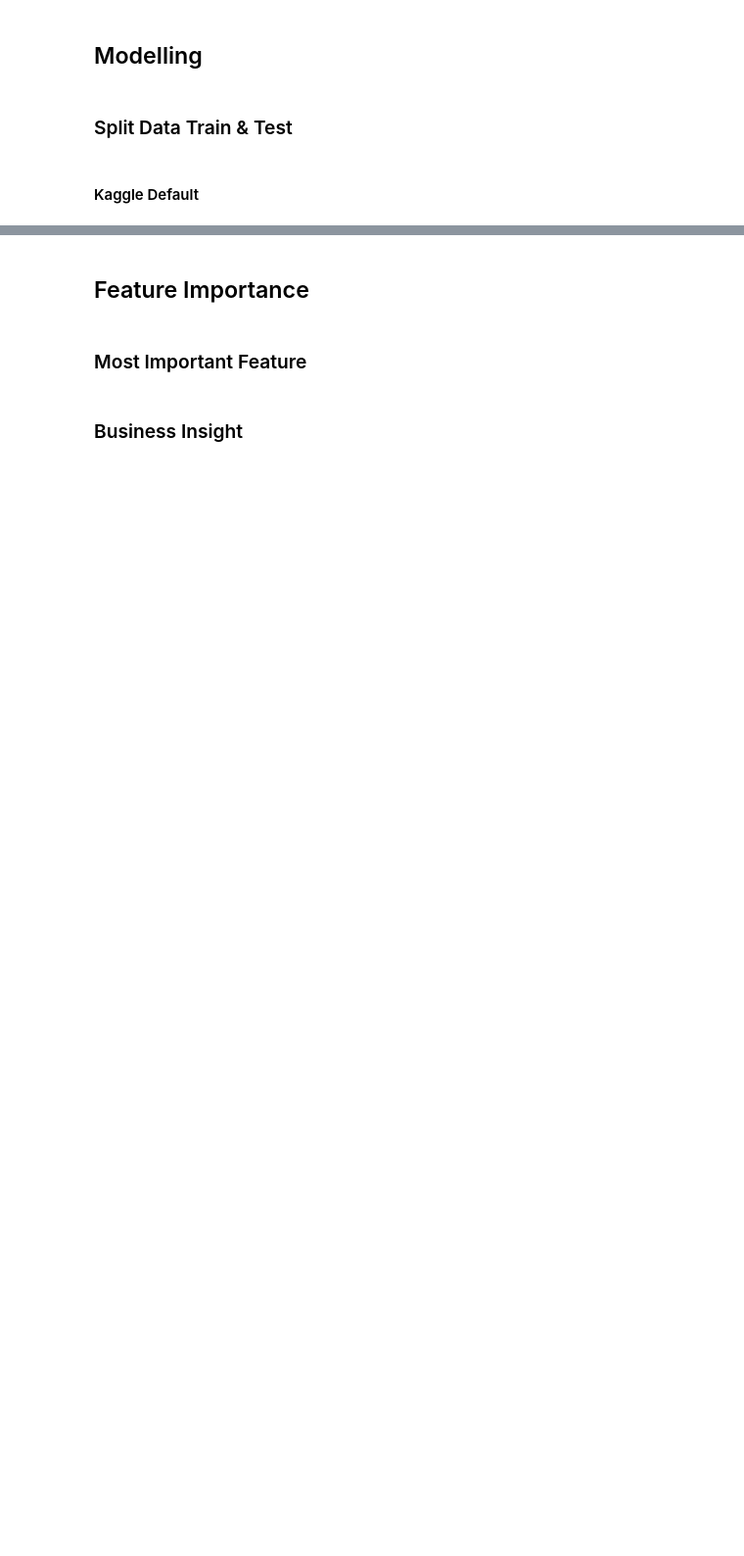
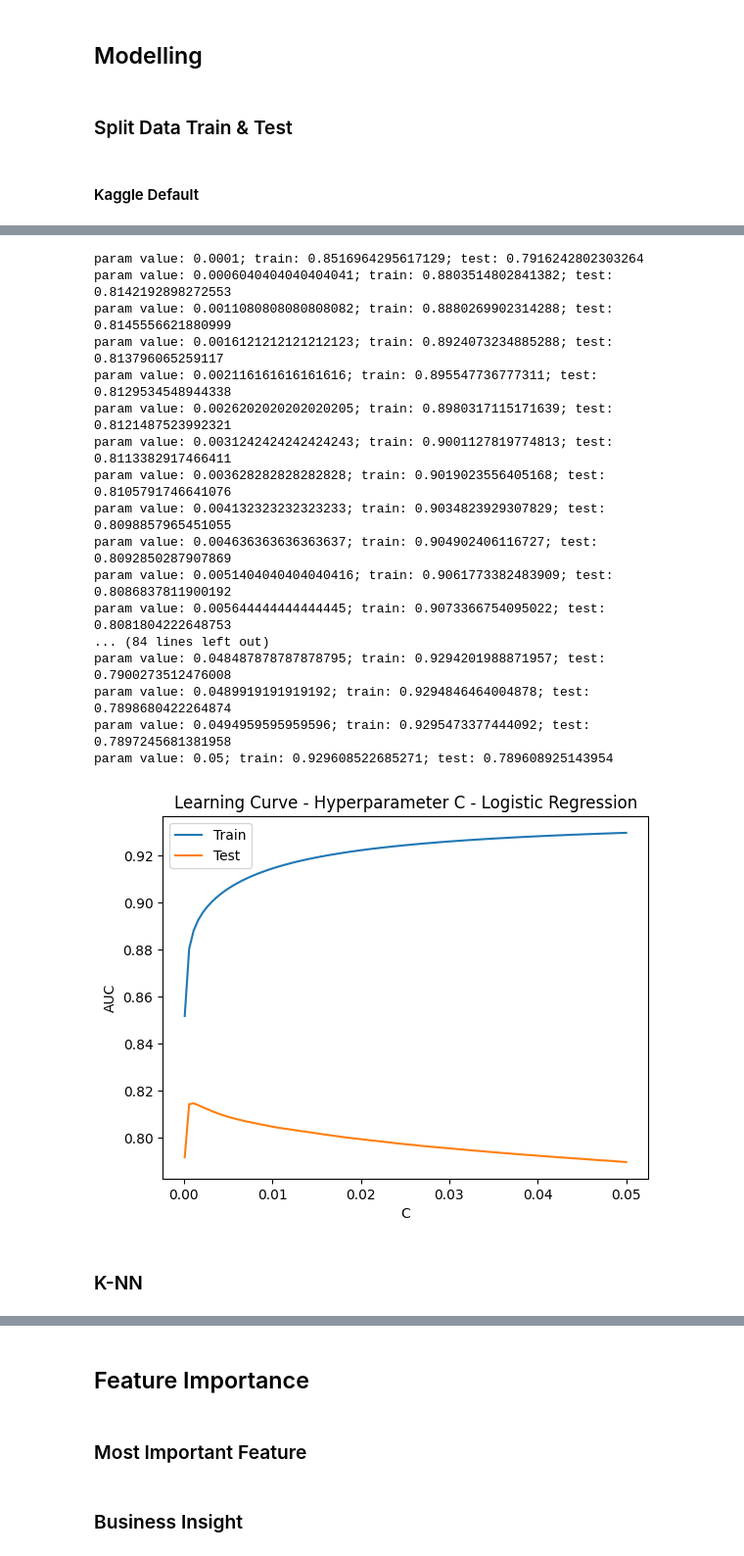
Before and after one commit to bagusatya08/Term-Deposit-Potential-Customer-Prediction, a Jupyter notebook: stage-3/Modelling.ipynb, the cells around one changed output, grey strips where cells are left out. Shown at 98% size. Cells and saved outputs as stored; diff of their text form; code cells hidden in the pictures; blank space fills up the shorter version.

Commit message:
renewing output for clean train pre-process & early stage modelling

```diff
--- a/stage-3/Modelling.ipynb
+++ b/stage-3/Modelling.ipynb
@@ -80 +123,29 @@ y_test = data_test['y']
+# %%
+def draw_learning_curve(param_values):
+    train_scores = []
+    test_scores = []
+
+    for c in param_values:
+        model = LogisticRegression(penalty='l2', C=c)
+        model.fit(X_train, y_train)
+
+        # eval on train
+        y_pred_train_proba = model.predict_proba(X_train)
+        train_auc = roc_auc_score(y_train, y_pred_train_proba[:,1])
+        train_scores.append(train_auc)
+
+        # eval on test
+        y_pred_proba = model.predict_proba(X_test)
+        test_auc = roc_auc_score(y_test, y_pred_proba[:,1])
+        test_scores.append(test_auc)
+
+        print('param value: ' + str(c) + '; train: ' + str(train_auc) + '; test: '+ str(test_auc))
+
+    plt.plot(param_values, train_scores, label='Train')
+    plt.plot(param_values, test_scores, label='Test')
+    plt.xlabel('C')
+    plt.ylabel('AUC')
+    plt.title('Learning Curve - Hyperparameter C - Logistic Regression')
+    plt.legend()
+    plt.show()
 # %% [markdown]
@@ -93,0 +215,24 @@ print(round(accuracy_score(y_test, y_predicted),2))# contoh evaluasi dengan akur
+# %%
+param_values = [float(x) for x in np.linspace(0.0001, 0.05, 100)]
+draw_learning_curve(param_values)
+# %% [output]
+param value: 0.0001; train: 0.8516964295617129; test: 0.7916242802303264
+param value: 0.0006040404040404041; train: 0.8803514802841382; test: 0.8142192898272553
+param value: 0.0011080808080808082; train: 0.8880269902314288; test: 0.8145556621880999
+param value: 0.0016121212121212123; train: 0.8924073234885288; test: 0.813796065259117
+param value: 0.002116161616161616; train: 0.895547736777311; test: 0.8129534548944338
+param value: 0.0026202020202020205; train: 0.8980317115171639; test: 0.8121487523992321
+param value: 0.0031242424242424243; train: 0.9001127819774813; test: 0.8113382917466411
+param value: 0.003628282828282828; train: 0.9019023556405168; test: 0.8105791746641076
+param value: 0.004132323232323233; train: 0.9034823929307829; test: 0.8098857965451055
+param value: 0.004636363636363637; train: 0.904902406116727; test: 0.8092850287907869
+param value: 0.0051404040404040416; train: 0.9061773382483909; test: 0.8086837811900192
+param value: 0.005644444444444445; train: 0.9073366754095022; test: 0.8081804222648753
+... (84 lines left out)
+param value: 0.048487878787878795; train: 0.9294201988871957; test: 0.7900273512476008
+param value: 0.0489919191919192; train: 0.9294846464004878; test: 0.7898680422264874
+param value: 0.0494959595959596; train: 0.9295473377444092; test: 0.7897245681381958
+param value: 0.05; train: 0.929608522685271; test: 0.789608925143954
+[figure, added]
+# %% [markdown]
+### K-NN
```
Also changed, not shown: parts of 36 cells of this notebook, 3 other files.
